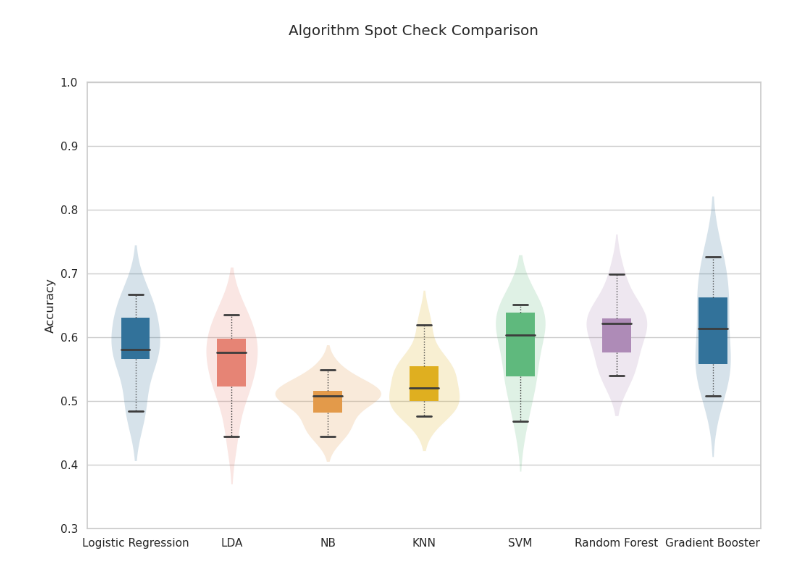
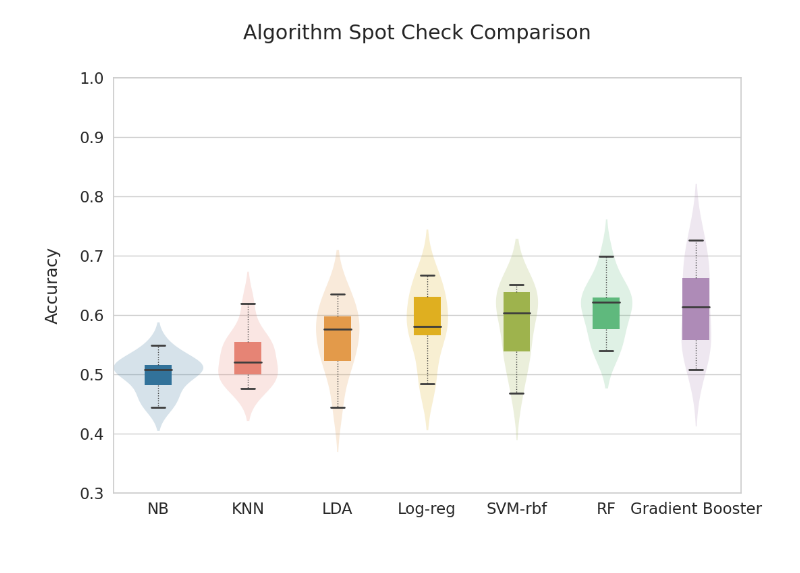
Before and after one commit to MarcoNapoleone/thesis, a Jupyter notebook: notebooks/spot_check/ST002498_spot_check.ipynb, the cells around one changed output. Saved outputs shown, nothing was run; the diff lists cells and outputs as text; code cells hidden in the pictures.

Commit message:
v 2.3 - plots

```diff
--- a/notebooks/spot_check/ST002498_spot_check.ipynb
+++ b/notebooks/spot_check/ST002498_spot_check.ipynb
@@ -10,14 +10,15 @@ from sklearn.discriminant_analysis import LinearDiscriminantAnalysis
 from sklearn.naive_bayes import GaussianNB
 from sklearn.tree import DecisionTreeClassifier
 from sklearn.svm import SVC
+import numpy as np
 
 output_directory = '/home/marco/DataspellProjects/thesis/output/spot_check/ST002498/'
 
-palette = sns.color_palette(["#2176AB", "#F97662", "#FC9B31", "#FFBF00", "#50C878", "#B284BE"])
-sns.set(style="whitegrid")
+palette = sns.color_palette(["#2176AB", "#F97662", "#FC9B31", "#FFBF00", "#A8C43C", "#50C878", "#B284BE"])
+sns.set(style="whitegrid", font_scale=1.5)
 sns.set_palette(palette)
 
-df = pd.read_csv('../../../data/ST002498_z.csv')
+df = pd.read_csv('../../data/ST002498_z.csv')
 
 X = df.drop(columns=['Diagnosis'])
 y = df['Diagnosis']
@@ -25,34 +26,31 @@ y = df['Diagnosis']
 kfold = KFold(n_splits=10, random_state=42, shuffle=True)
 
 models = {
-    'Logistic Regression': LogisticRegression(max_iter=500, random_state=42),
+    'Log-reg': LogisticRegression(max_iter=500, random_state=42),
     'LDA': LinearDiscriminantAnalysis(),
     'NB': GaussianNB(),
     'KNN': KNeighborsClassifier(),
-    'SVM': SVC(kernel='rbf', random_state=42),
-    'Random Forest': RandomForestClassifier(random_state=42),
+    'SVM-rbf': SVC(kernel='rbf', random_state=42),
+    'RF': RandomForestClassifier(random_state=42),
     'Gradient Booster': GradientBoostingClassifier(random_state=42),
 }
 
 scores = {model_name: cross_val_score(model, X, y, cv=kfold, n_jobs=-1) for model_name, model in models.items()}
+sorted_scores = {k: v for k, v in sorted(scores.items(), key=lambda item: np.mean(item[1]))}
 # %%
-import numpy as np
-
-#sort the scores
-scores = {model_name: sorted(score) for model_name, score in scores.items()}
 
 # Boxplot algorithm comparison
 fig = plt.figure(figsize=(12, 8))
 fig.suptitle('Algorithm Spot Check Comparison')
-ax = sns.boxplot(data=pd.DataFrame(scores), palette=palette, linewidth=0, width=0.3,
+ax = sns.boxplot(data=pd.DataFrame(sorted_scores), palette=palette, linewidth=0, width=0.3,
                  medianprops=dict(linestyle='-', linewidth=2),
                  boxprops=dict(linewidth=0, alpha=1),
                  whiskerprops=dict(linestyle=':', linewidth=1),
                  capprops=dict(linestyle='-', linewidth=2))
-sns.violinplot(data=pd.DataFrame(scores), palette=palette, linewidth=0, alpha=0.3, ax=ax, width=1.1)
+sns.violinplot(data=pd.DataFrame(sorted_scores), palette=palette, linewidth=0, alpha=0.3, ax=ax, width=1)
 plt.setp(ax.collections, alpha=.2)
 plt.yticks(np.arange(0.3, 1.1, 0.1))
-plt.ylabel('Accuracy')
+plt.ylabel('Accuracy', labelpad=20)
 plt.savefig(output_directory + 'spot_check.png', dpi=300)
 # %% [output]
-[figure, old version]
+[figure, new version]
```
Also changed, not shown: 8 other files.
